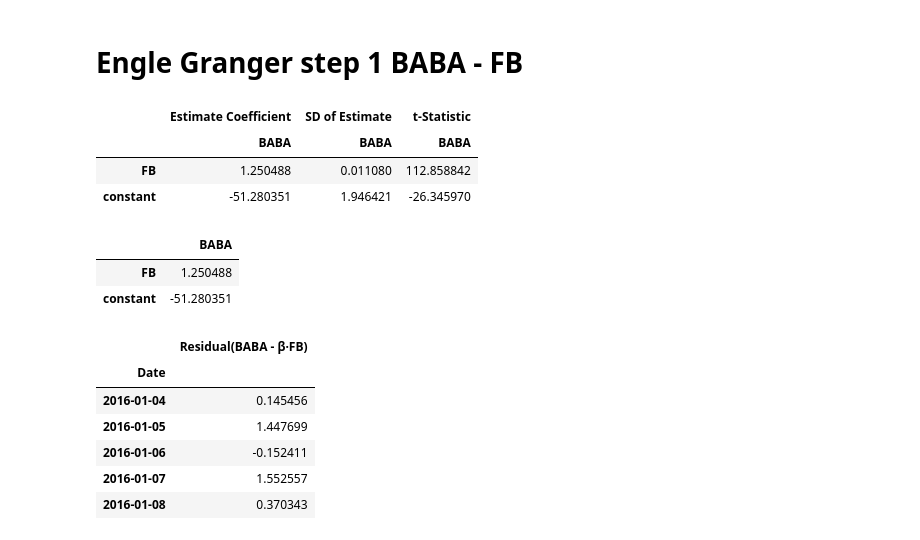
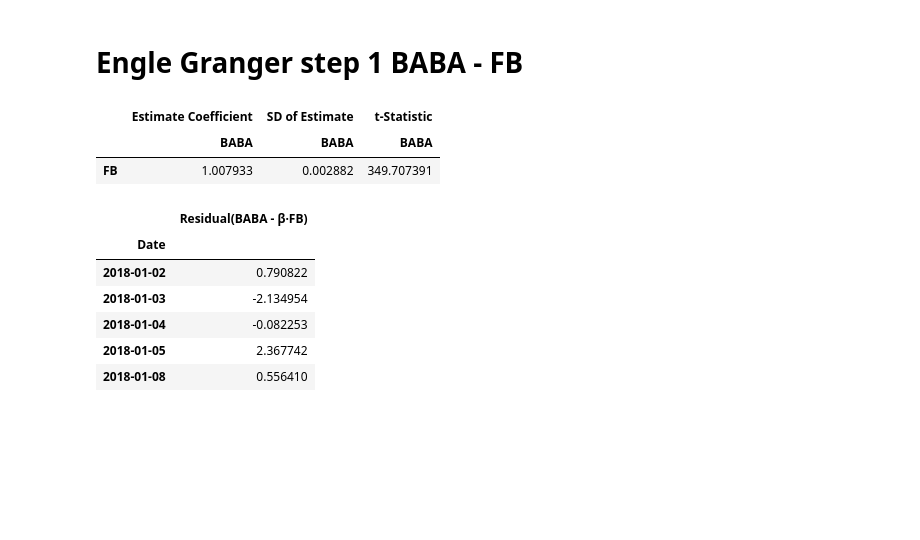
Before and after one commit to OssieAckermann/Pairs-Trading-Strategy-Design-Backtest, a Jupyter notebook: main analysis.ipynb, the cells around one changed output. Cells and saved outputs as stored; diff of their text form; code cells hidden in the pictures; blank space fills up the shorter version.

```diff
--- a/main analysis.ipynb
+++ b/main analysis.ipynb
@@ -236,32 +234,25 @@ model.p_value < 0.05
 # %% [markdown]
 # Engle Granger step 1 BABA - FB
 # %%
-model = LR(x = FB, y = BABA)
+model = LR(x = FB, y = BABA,add_const = False)
 model.report()
 # %% [output]
 |  | Estimate Coefficient | SD of Estimate | t-Statistic |
 |  | BABA | BABA | BABA |
-| FB | 1.250488 | 0.011080 | 112.858842 |
-| constant | -51.280351 | 1.946421 | -26.345970 |
+| FB | 1.007933 | 0.002882 | 349.707391 |
-# %%
-model.coef
-# %% [output]
-|  | BABA |
-| FB | 1.250488 |
-| constant | -51.280351 |
 # %%
-residuals = pd.DataFrame(model.error.reshape(1,1237)[0],
+residuals = pd.DataFrame(model.error.reshape(1,len(BABA))[0],
                          index = BABA.index,
                          columns = ['Residual(BABA - β·FB)'])
 residuals.head()
 # %% [output]
 |  | Residual(BABA - β·FB) |
 | Date |  |
-| 2016-01-04 | 0.145456 |
-| 2016-01-05 | 1.447699 |
-| 2016-01-06 | -0.152411 |
-| 2016-01-07 | 1.552557 |
-| 2016-01-08 | 0.370343 |
+| 2018-01-02 | 0.790822 |
+| 2018-01-03 | -2.134954 |
+| 2018-01-04 | -0.082253 |
+| 2018-01-05 | 2.367742 |
+| 2018-01-08 | 0.556410 |
 # %%
 residuals.plot(figsize = (16,6),
               color = 'black',alpha = 0.7,
```
Also changed, not shown: parts of 24 cells of this notebook, 2 other files.
